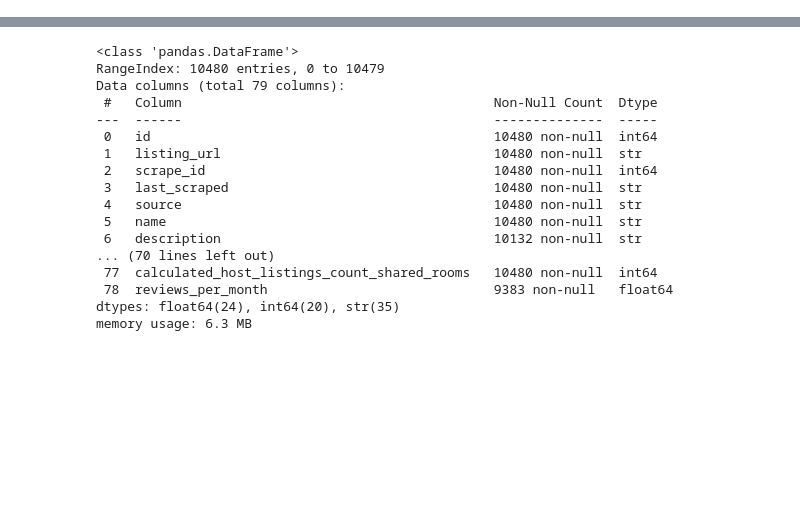
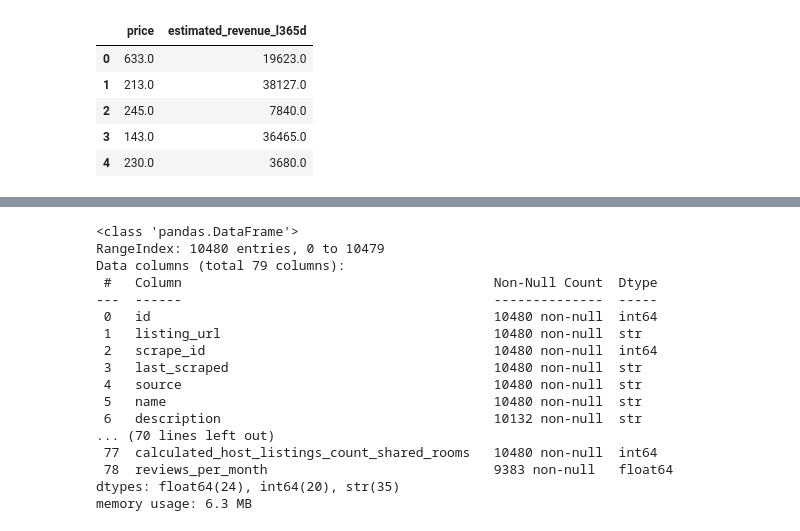
Before and after one commit to aakashaldankar/Albany-Airbnb-Price-Prediction, a Jupyter notebook: albany_pricing.ipynb, the cells around one changed output, grey strips where cells are left out. Cells and saved outputs as stored; diff of their text form; code cells hidden in the pictures; blank space fills up the shorter version.

```diff
--- a/albany_pricing.ipynb
+++ b/albany_pricing.ipynb
@@ -13,0 +25,9 @@ df=pd.read_csv("https://raw.githubusercontent.com/aakashaldankar/Albany-Airbnb-L
+# %%
+df[['price', 'estimated_revenue_l365d']].head()
+# %% [output]
+|  | price | estimated_revenue_l365d |
+| 0 | 633.0 | 19623.0 |
+| 1 | 213.0 | 38127.0 |
+| 2 | 245.0 | 7840.0 |
+| 3 | 143.0 | 36465.0 |
+| 4 | 230.0 | 3680.0 |
```
Also changed, not shown: parts of 3 cells of this notebook, 9 other files.
